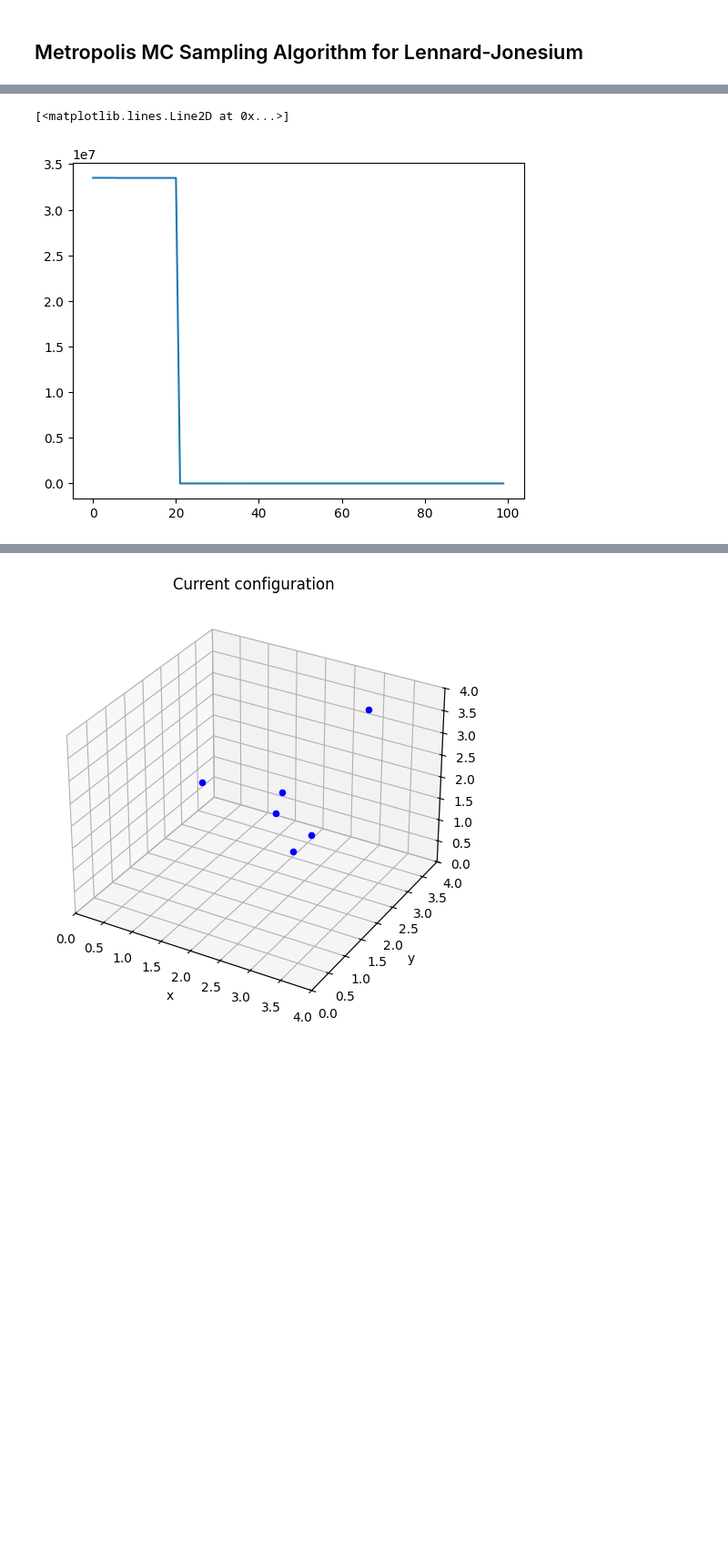
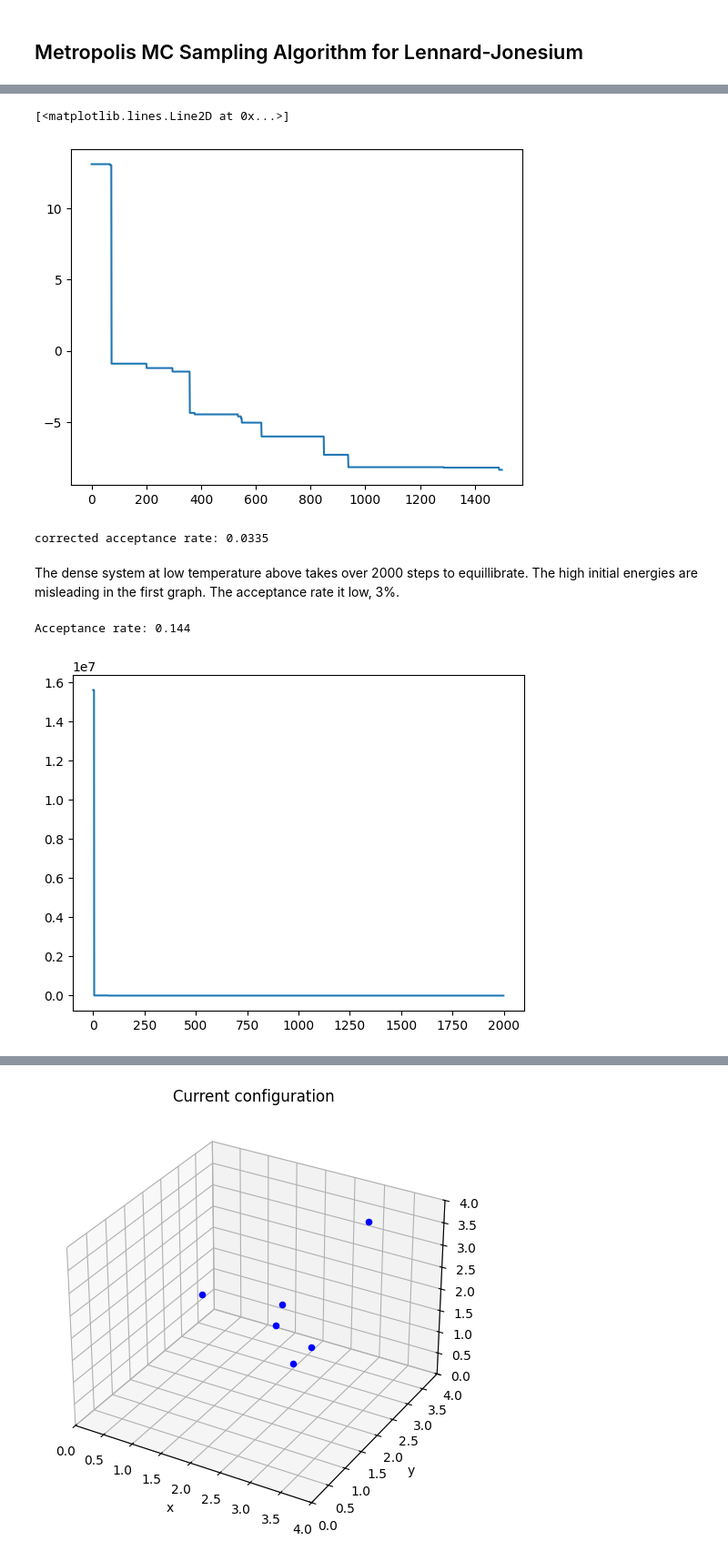
Before and after one commit to StephMcCallum/MSE563-SM, a Jupyter notebook: Project_1.ipynb, the cells around one changed output, grey strips where cells are left out. Shown at 91% size. Cells and saved outputs as stored; diff of their text form; code cells hidden in the pictures; blank space fills up the shorter version.

```diff
--- a/Project_1.ipynb
+++ b/Project_1.ipynb
@@ -162,5 +166,20 @@ Acceptance rate: 0.104
 # %%
-plt.plot(s.energies[:100])
+plt.plot(s.energies[500:])
 # %% [output]
 [<matplotlib.lines.Line2D at 0x...>]
-[figure, old version]
+[figure, new version]
+# %%
+print("corrected acceptance rate:",0.134*500/2000)
+# %% [output]
+corrected acceptance rate: 0.0335
+# %% [markdown]
+The dense system at low temperature above takes over 2000 steps to equillibrate. The high initial energies are misleading in the first graph. The acceptance rate it low, 3%.
+# %%
+#Extreme: not as high density, not as low temperature
+import matplotlib.pyplot as plt
+s = simulation(N=40,L=4,T=0.1,steps=2000,seed = 2) #density of 0.8
+plt.plot(s.energies)
+print("Acceptance rate:", s.accepted/500)
+# %% [output]
+Acceptance rate: 0.144
+[figure, added]
```
Also changed, not shown: parts of 9 cells of this notebook.
